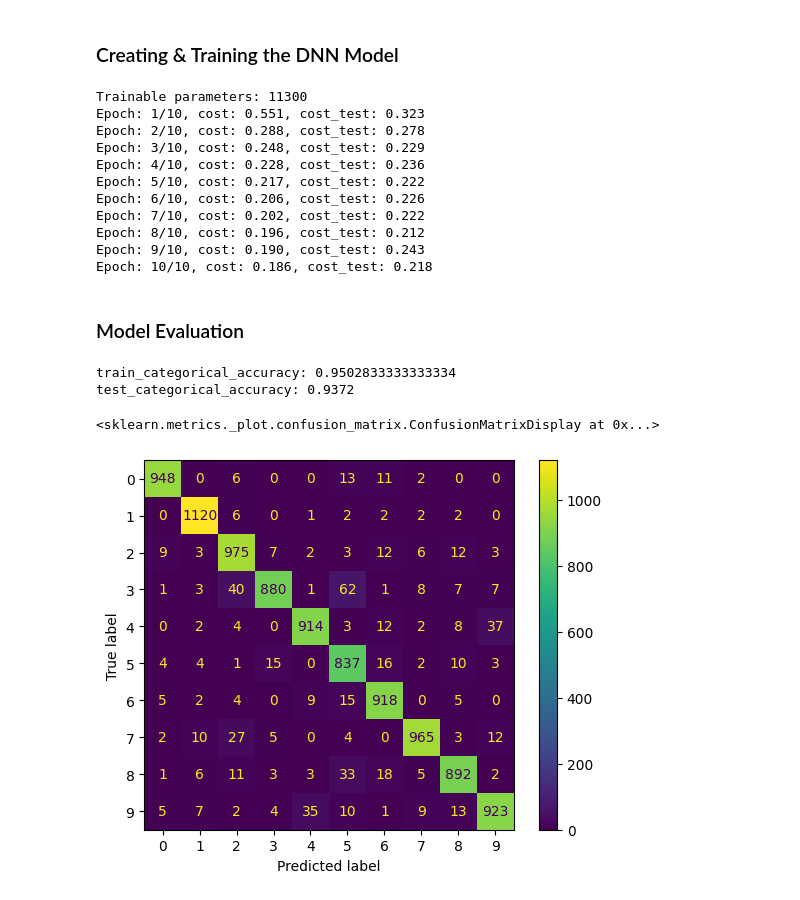
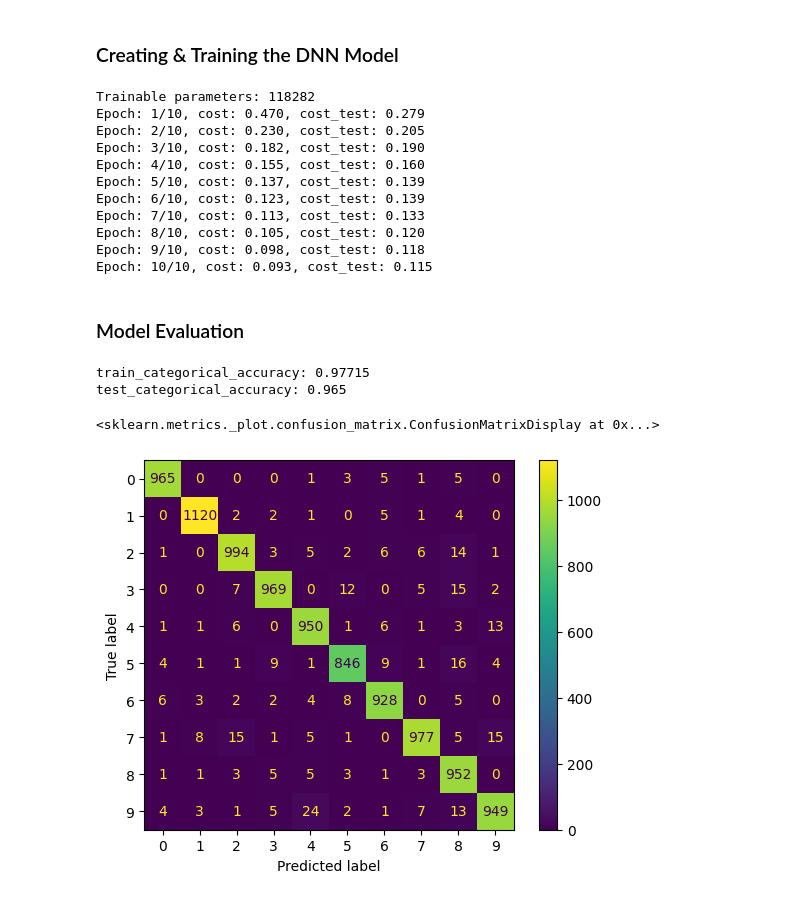
Before and after one commit to Hawmex/deep_learning_content, a Jupyter notebook: dnn/code/example_implementation.ipynb, the cells around one changed output. Cells and saved outputs as stored; diff of their text form; code cells hidden in the pictures.

```diff
--- a/dnn/code/example_implementation.ipynb
+++ b/dnn/code/example_implementation.ipynb
@@ -70,65 +70,64 @@ np.random.seed(1)
 model = NeuralNetwork(
     input_size=784,
     layers=[
-        FullyConnectedLayer(units=14, activation=Sigmoid()),
-        FullyConnectedLayer(units=12, activation=Sigmoid()),
+        FullyConnectedLayer(units=128, activation=ReLU()),
+        FullyConnectedLayer(units=128, activation=ReLU()),
         FullyConnectedLayer(units=10, activation=Softmax()),
     ],
     loss=CCELoss(),
-    learning_rate=1.0,
+    learning_rate=0.01,
 )
 
 model.summary()
 
 model.train(X_train, Y_train, epochs=10, batch_size=32, test_data=(X_test, Y_test))
 # %% [output]
-Trainable parameters: 11300
-Epoch: 1/10, cost: 0.551, cost_test: 0.323
-Epoch: 2/10, cost: 0.288, cost_test: 0.278
-Epoch: 3/10, cost: 0.248, cost_test: 0.229
-Epoch: 4/10, cost: 0.228, cost_test: 0.236
-Epoch: 5/10, cost: 0.217, cost_test: 0.222
-Epoch: 6/10, cost: 0.206, cost_test: 0.226
-Epoch: 7/10, cost: 0.202, cost_test: 0.222
-Epoch: 8/10, cost: 0.196, cost_test: 0.212
-Epoch: 9/10, cost: 0.190, cost_test: 0.243
-Epoch: 10/10, cost: 0.186, cost_test: 0.218
+Trainable parameters: 118282
+Epoch: 1/10, cost: 0.470, cost_test: 0.279
+Epoch: 2/10, cost: 0.230, cost_test: 0.205
+Epoch: 3/10, cost: 0.182, cost_test: 0.190
+Epoch: 4/10, cost: 0.155, cost_test: 0.160
+Epoch: 5/10, cost: 0.137, cost_test: 0.139
+Epoch: 6/10, cost: 0.123, cost_test: 0.139
+Epoch: 7/10, cost: 0.113, cost_test: 0.133
+Epoch: 8/10, cost: 0.105, cost_test: 0.120
+Epoch: 9/10, cost: 0.098, cost_test: 0.118
+Epoch: 10/10, cost: 0.093, cost_test: 0.115
 # %% [markdown]
 ### Model Evaluation
+# %%
+# The same as `CategoricalAccuracy` by TensorFlow.
+def categorical_accuracy(Y, Y_hat, labels):
+    return f1_score(
+        Y.argmax(axis=1, keepdims=True),
+        Y_hat.argmax(axis=1, keepdims=True),
+        labels=labels,
+        average="micro",
+    )
 # %%
 Y_hat_train = model.predict(X_train)
 Y_hat_test = model.predict(X_test)
 
-# The same as `CategoricalAccuracy` by TensorFlow.
 print(
     "train_categorical_accuracy:",
-    f1_score(
-        Y_train.argmax(axis=1, keepdims=True),
-        Y_hat_train.argmax(axis=1, keepdims=True),
-        labels=range(10),
-        average="micro",
-    ),
+    categorical_accuracy(Y_train, Y_hat_train, labels=range(10)),
 )
 
 print(
     "test_categorical_accuracy:",
-    f1_score(
-        Y_test.argmax(axis=1, keepdims=True),
-        Y_hat_test.argmax(axis=1, keepdims=True),
-        labels=range(10),
-        average="micro",
-    ),
+    categorical_accuracy(Y_test, Y_hat_test, labels=range(10)),
 )
+
 
 ConfusionMatrixDisplay(
     confusion_matrix(
         Y_test.argmax(axis=1, keepdims=True),
         Y_hat_test.argmax(axis=1, keepdims=True),
     ),
     display_labels=range(10),
 ).plot()
 # %% [output]
-train_categorical_accuracy: 0.9502833333333334
-test_categorical_accuracy: 0.9372
+train_categorical_accuracy: 0.97715
+test_categorical_accuracy: 0.965
 <sklearn.metrics._plot.confusion_matrix.ConfusionMatrixDisplay at 0x...>
-[figure, old version]
+[figure, new version]
```
Also changed, not shown: 2 other files.
